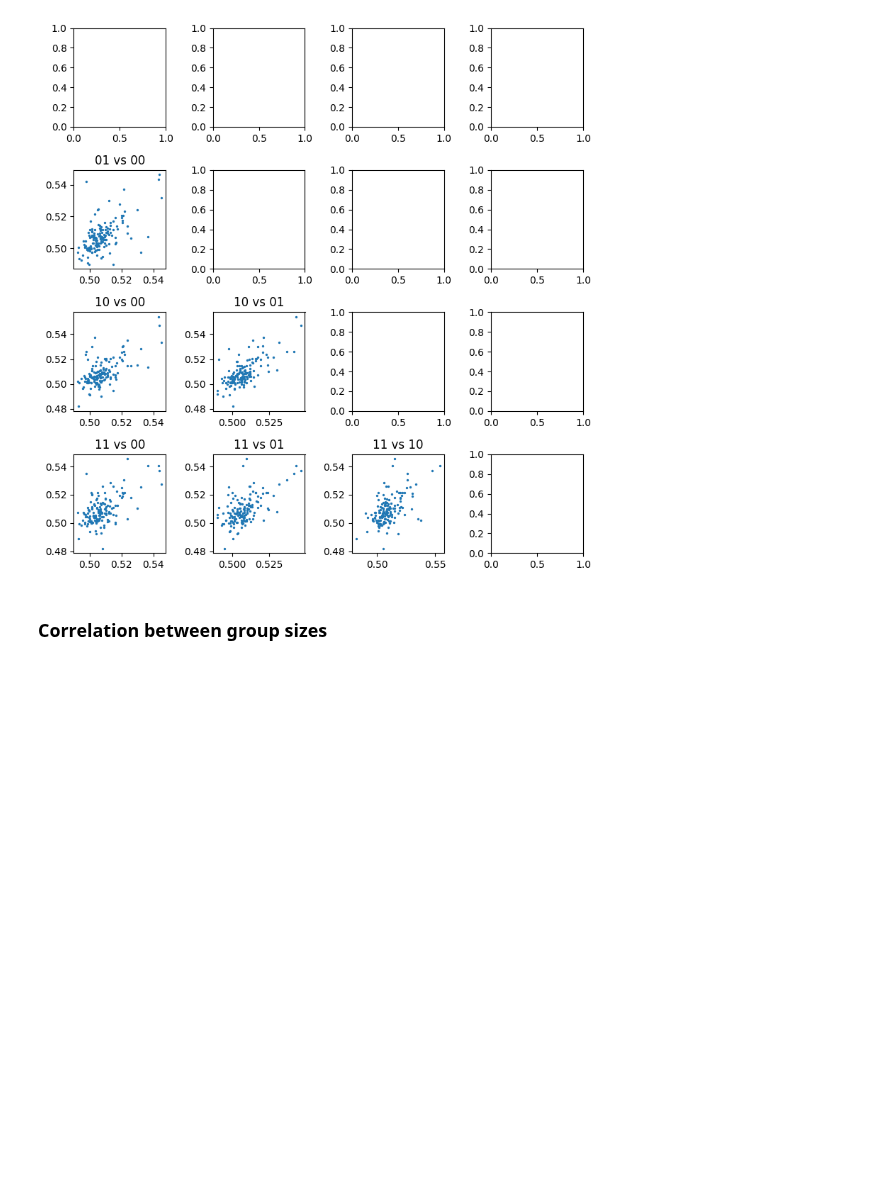
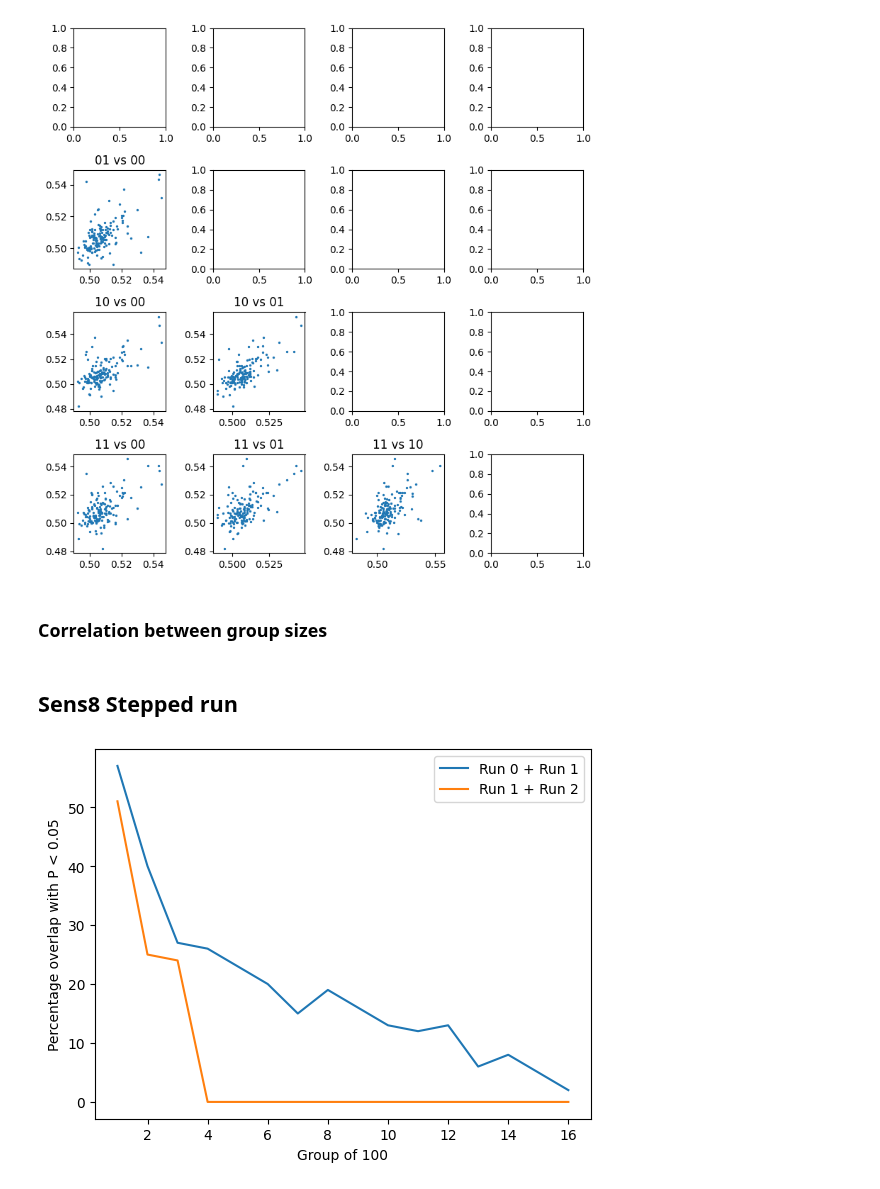
Before and after one commit to titoghose/GWANN, a Jupyter notebook: Code_AD/sensitivity_plots.ipynb, the cells around one changed output. Saved outputs shown, nothing was run; the diff lists cells and outputs as text; code cells hidden in the pictures; blank space fills up the shorter version.

```diff
--- a/Code_AD/sensitivity_plots.ipynb
+++ b/Code_AD/sensitivity_plots.ipynb
@@ -791,3 +793,42 @@ fig1.savefig(f'./results_Sens7_00_GS10_v4/inter_grp_corr_heatmap_genes.png')
 fig2.savefig(f'./results_Sens7_00_GS10_v4/inter_grp_corr_scatter_genes.png')
 plt.close()
 plt.close()
+# %% [markdown]
+## Sens8 Stepped run
+# %%
+grp_sizes = [10]
+tseeds = [0, 712, 163]
+rseeds = [0, 712, 163]
+metric = 'Loss'
+greater_is_better = False
+version = 'v4'
+
+comb_df = None
+for gs in grp_sizes:
+    for tseed, rseed in zip(tseeds, rseeds):
+        exp_name = f'Sens8_{tseed}{rseed}_GS{gs}_{version}'
+        exp_folder = f'./results_{exp_name}'
+        summ_df = pd.read_csv(f'{exp_folder}/FH_AD_{metric}_{exp_name}_gene_summary.csv')
+        summ_df[f'GS{gs}_{tseed}{rseed}_P'] = summ_df['P'].values
+        summ_df = summ_df[['Gene', f'GS{gs}_{tseed}{rseed}_P']]
+        if comb_df is None:
+            comb_df = summ_df.loc[summ_df[f'GS{gs}_{tseed}{rseed}_P'] < 0.05]
+        else:
+            comb_df = pd.merge(comb_df, summ_df, left_on='Gene', right_on='Gene',
+                               how='outer')
+comb_df.set_index('Gene', inplace=True)
+# %%
+for i in range(comb_df.shape[1]-1):
+    tdf = comb_df.iloc[:, i:i+2].copy()
+    tdf = tdf.sort_values(tdf.columns[0])
+    tdf = tdf < 0.05
+    overlap = np.all(tdf.values, axis=1)
+    overlap = np.array_split(overlap, np.arange(100, len(overlap), 100))
+    overlap = np.array([np.count_nonzero(o) for o in overlap])
+    sns.lineplot(x=np.arange(len(overlap))+1, y=overlap, label=f'Run {i} + Run {i+1}')
+ax = plt.gca()
+ax.set_xlabel('Group of 100')
+ax.set_ylabel('Percentage overlap with P < 0.05')
+plt.show()
+# %% [output]
+[figure, added]
```
Also changed, not shown: parts of 3 cells of this notebook, 5 other files.
